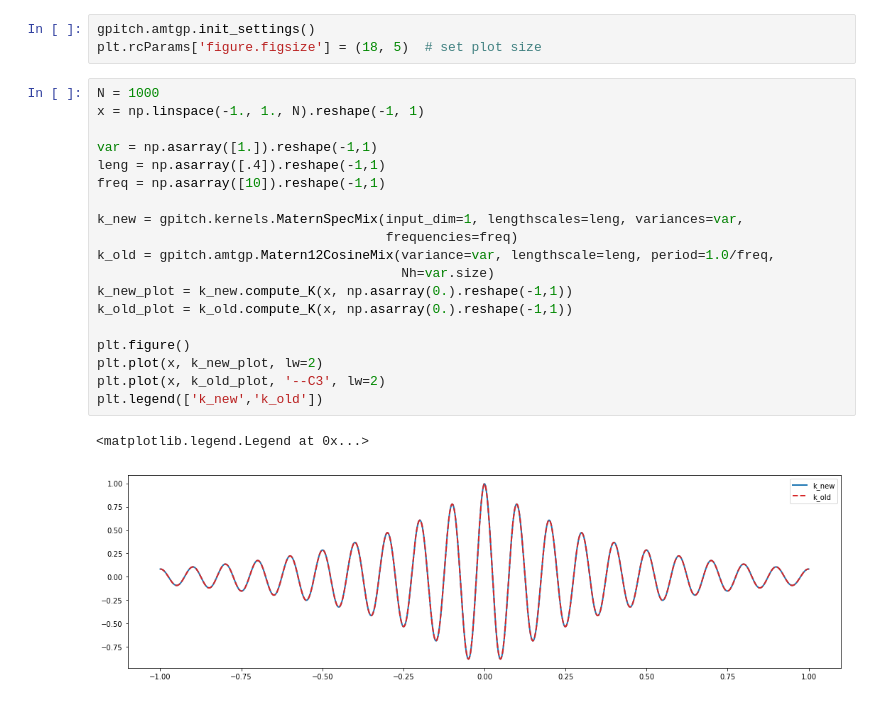
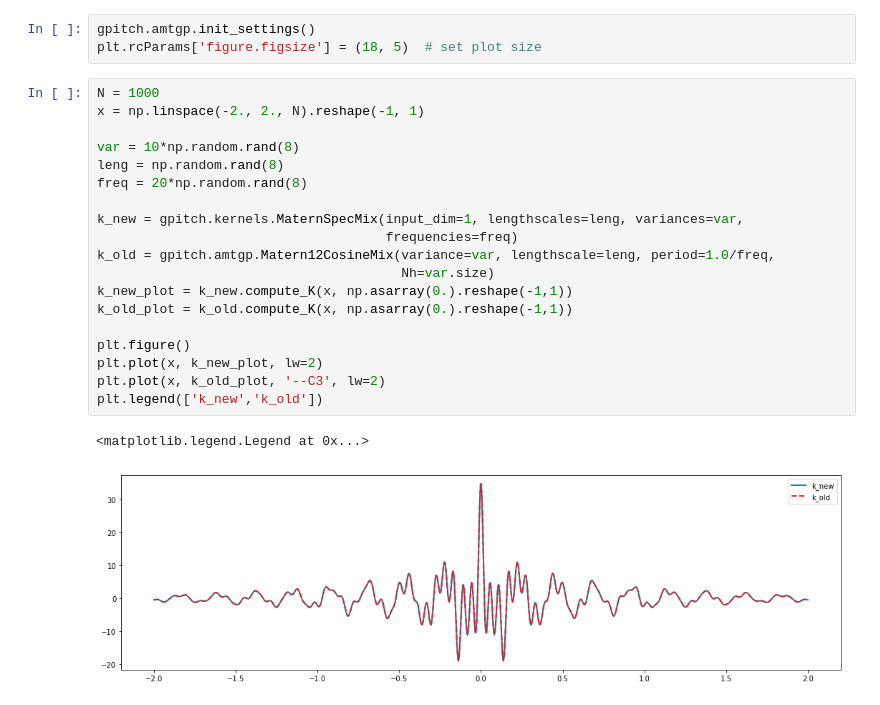
Before and after one commit to PabloAlvarado/gpitch, a Jupyter notebook: scripts/demos/notebooks/demo_learn_MaternSpecMix_kernel.ipynb, the cells around one changed output. Drawn from its saved outputs; the diff is of its cells as text.

```diff
--- a/scripts/demos/notebooks/demo_learn_MaternSpecMix_kernel.ipynb
+++ b/scripts/demos/notebooks/demo_learn_MaternSpecMix_kernel.ipynb
@@ -11,23 +11,23 @@ gpitch.amtgp.init_settings()
 plt.rcParams['figure.figsize'] = (18, 5)  # set plot size
 # %%
 N = 1000
-x = np.linspace(-1., 1., N).reshape(-1, 1)
+x = np.linspace(-2., 2., N).reshape(-1, 1)
 
-var = np.asarray([1.]).reshape(-1,1)
-leng = np.asarray([.4]).reshape(-1,1)
-freq = np.asarray([10]).reshape(-1,1)
+var = 10*np.random.rand(8)
+leng = np.random.rand(8)
+freq = 20*np.random.rand(8)
 
 k_new = gpitch.kernels.MaternSpecMix(input_dim=1, lengthscales=leng, variances=var,
                                      frequencies=freq)
 k_old = gpitch.amtgp.Matern12CosineMix(variance=var, lengthscale=leng, period=1.0/freq,
                                        Nh=var.size)
 k_new_plot = k_new.compute_K(x, np.asarray(0.).reshape(-1,1))
 k_old_plot = k_old.compute_K(x, np.asarray(0.).reshape(-1,1))
 
 plt.figure()
 plt.plot(x, k_new_plot, lw=2)
 plt.plot(x, k_old_plot, '--C3', lw=2)
 plt.legend(['k_new','k_old'])
 # %% [output]
 <matplotlib.legend.Legend at 0x...>
-[figure, old version]
+[figure, new version]
```
Also changed, not shown: 1 other file.
